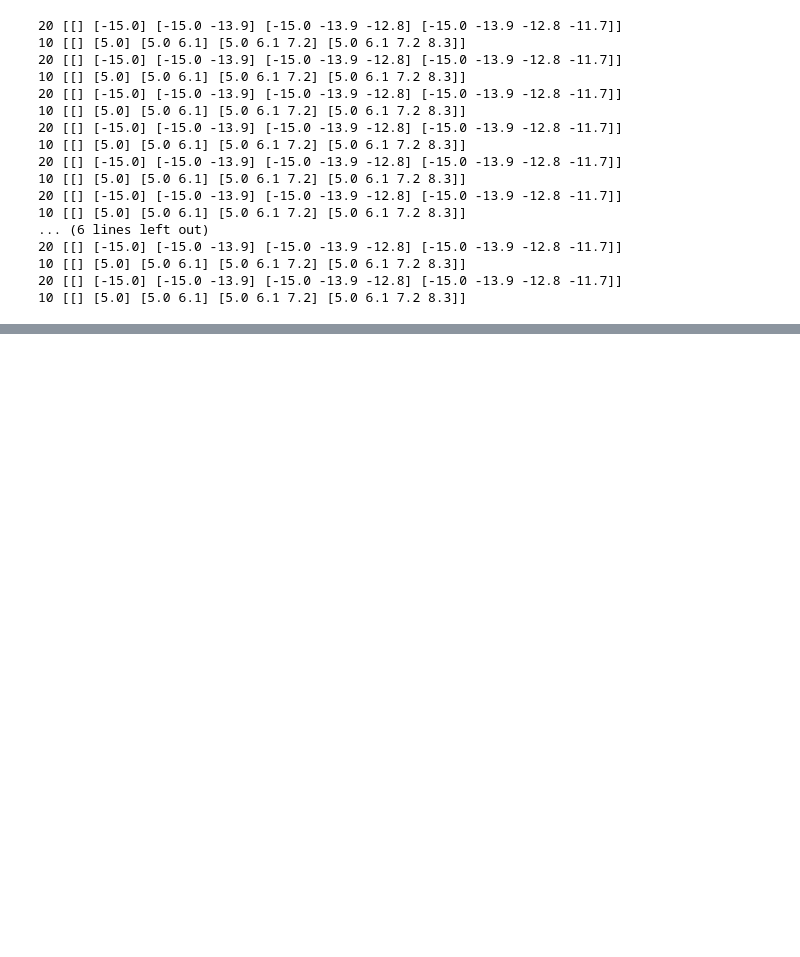
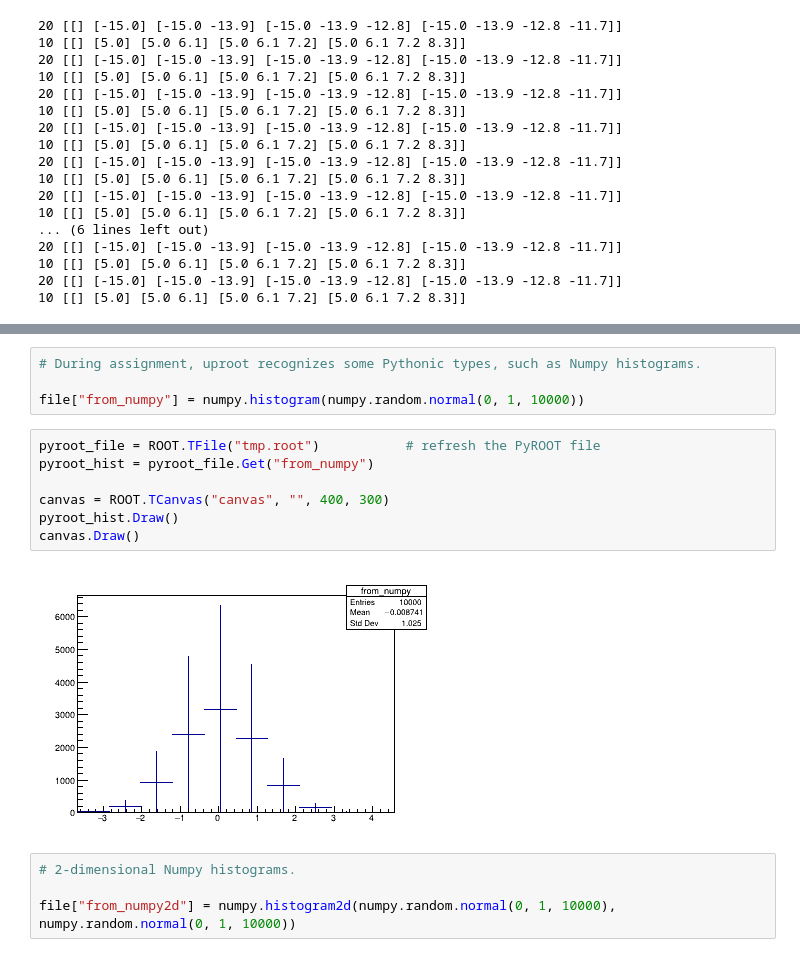
Before and after one commit to jpivarski-talks/2019-06-10-usatlas-argonne-python, a Jupyter notebook: 04-uproot.ipynb, the cells around one changed output, grey strips where cells are left out. Drawn from its saved outputs; the diff is of its cells as text; blank space fills up the shorter version.

```diff
--- a/04-uproot.ipynb
+++ b/04-uproot.ipynb
@@ -509,0 +809,17 @@ for chunk in uproot.iterate("data/sample-*-zlib.root", "sample", "Af8", entryste
+# %%
+# During assignment, uproot recognizes some Pythonic types, such as Numpy histograms.
+
+file["from_numpy"] = numpy.histogram(numpy.random.normal(0, 1, 10000))
+# %%
+pyroot_file = ROOT.TFile("tmp.root")           # refresh the PyROOT file
+pyroot_hist = pyroot_file.Get("from_numpy")
+
+canvas = ROOT.TCanvas("canvas", "", 400, 300)
+pyroot_hist.Draw()
+canvas.Draw()
+# %% [output]
+[figure, added]
+# %%
+# 2-dimensional Numpy histograms.
+
+file["from_numpy2d"] = numpy.histogram2d(numpy.random.normal(0, 1, 10000), numpy.random.normal(0, 1, 10000))
```
Also changed, not shown: parts of 35 cells of this notebook.
